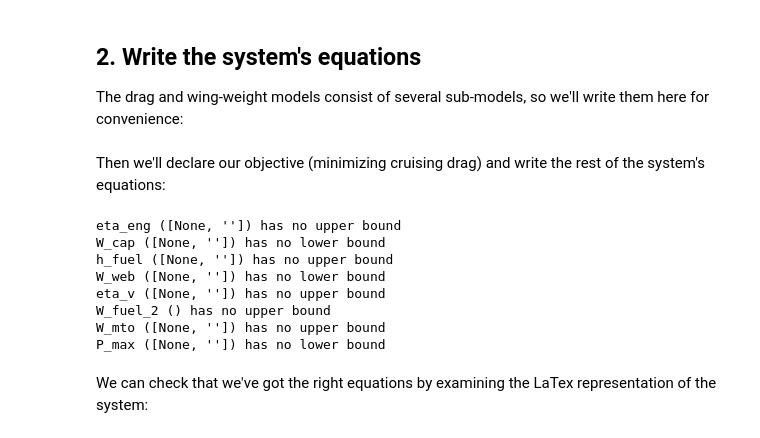
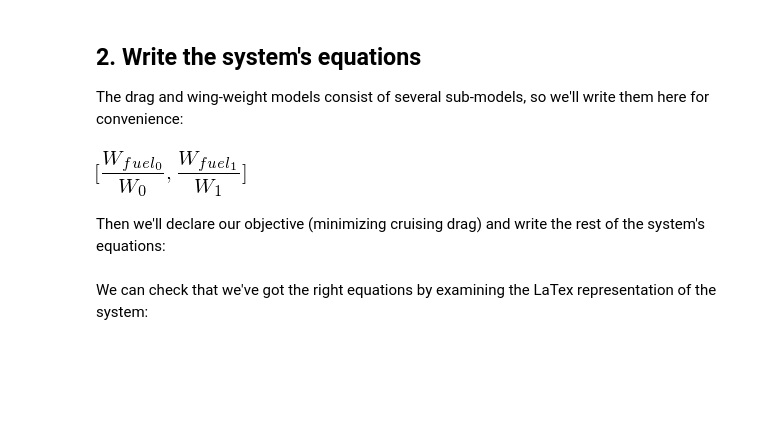
Before and after one commit to convexengineering/gpkit, a Jupyter notebook: examples/ipynb/flightconditions.ipynb, the cells around one changed output. Drawn from its saved outputs; the diff is of its cells as text; code cells hidden in the pictures; blank space fills up the shorter version.

Commit message:
Add flight conditions example

```diff
--- a/examples/ipynb/flightconditions.ipynb
+++ b/examples/ipynb/flightconditions.ipynb
@@ -139,19 +156,14 @@ weight_relations = (W_pay >= 500*g,
+# %%
+W_fuel/W[:2]
+# %% [output]
+[figure, added]
 # %% [markdown]
 Then we'll declare our objective (minimizing cruising drag) and write the rest of the system's equations:
 # %%
 eqns = (weight_relations + range_constraints + propulsive_efficiency
-        + drag_model + steady_level_flight)
+        + drag_model + steady_level_flight + landing_fc + sprint_fc + wing_structural_model)
 
-gp = gpkit.GP(W[0] + W[1], eqns, substitutions=constants)
+gp = gpkit.GP(W_fuel[0] + W_fuel[1], eqns, substitutions=constants)
-# %% [output]
-eta_eng ([None, '']) has no upper bound
-W_cap ([None, '']) has no lower bound
-h_fuel ([None, '']) has no upper bound
-W_web ([None, '']) has no lower bound
-eta_v ([None, '']) has no upper bound
-W_fuel_2 () has no upper bound
-W_mto ([None, '']) has no upper bound
-P_max ([None, '']) has no lower bound
 # %% [markdown]
 We can check that we've got the right equations by examining the LaTex representation of the system:
 # %%
```
Also changed, not shown: parts of 10 cells of this notebook.
